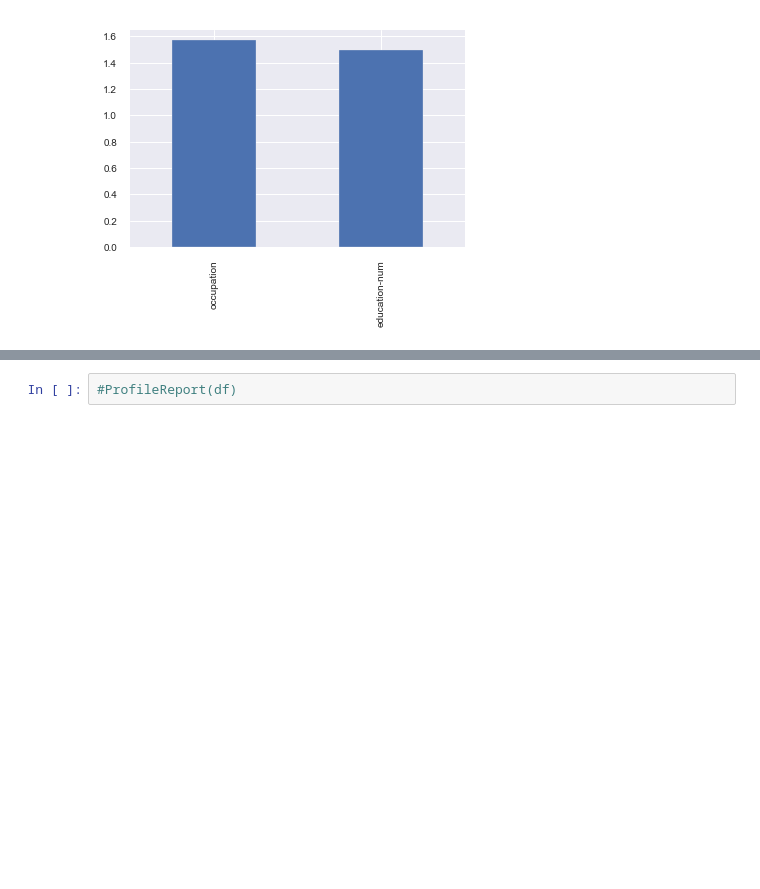
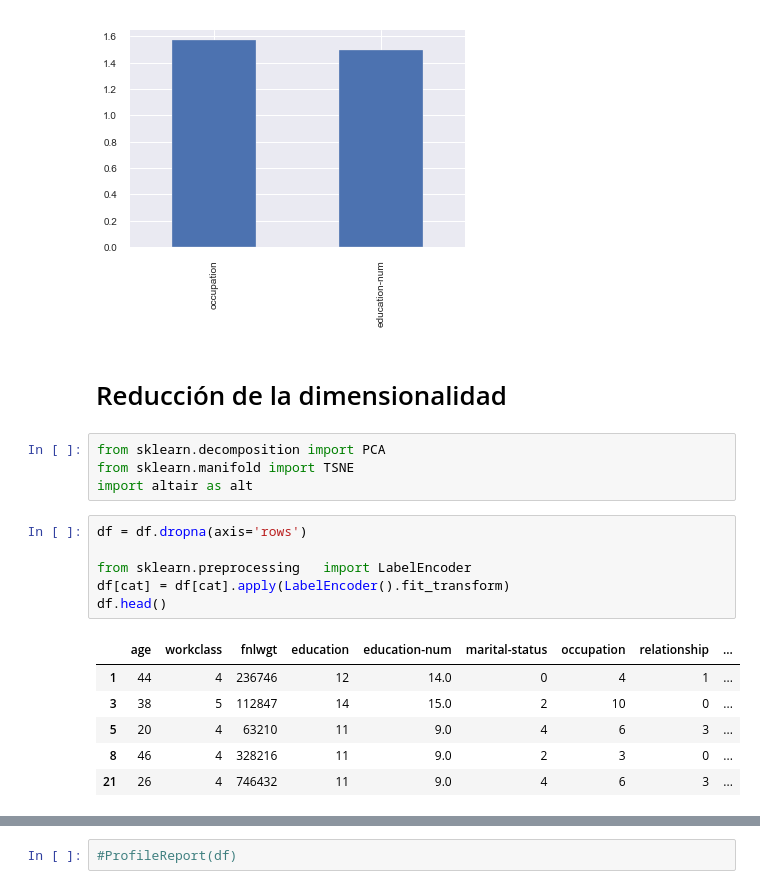
Before and after one commit to SaturdaysAI-Murcia/machine-learning, a Jupyter notebook: 2. Tabular data (clas)/2.1 EDA.ipynb, the cells around one changed output, grey strips where cells are left out. Cells and saved outputs as stored; diff of their text form; blank space fills up the shorter version.

```diff
--- a/2. Tabular data (clas)/2.1 EDA.ipynb
+++ b/2. Tabular data (clas)/2.1 EDA.ipynb
@@ -103,3 +103,22 @@ def plot_missings(df):
 plot_missings(df)
 # %% [output]
 [figure]
+# %% [markdown]
+# Reducción de la dimensionalidad
+# %%
+from sklearn.decomposition import PCA
+from sklearn.manifold import TSNE
+import altair as alt
+# %%
+df = df.dropna(axis='rows')
+
+from sklearn.preprocessing   import LabelEncoder
+df[cat] = df[cat].apply(LabelEncoder().fit_transform)
+df.head()
+# %% [output]
+|  | age | workclass | fnlwgt | education | education-num | marital-status | occupation | relationship | ... |
+| 1 | 44 | 4 | 236746 | 12 | 14.0 | 0 | 4 | 1 | ... |
+| 3 | 38 | 5 | 112847 | 14 | 15.0 | 2 | 10 | 0 | ... |
+| 5 | 20 | 4 | 63210 | 11 | 9.0 | 4 | 6 | 3 | ... |
+| 8 | 46 | 4 | 328216 | 11 | 9.0 | 2 | 3 | 0 | ... |
+| 21 | 26 | 4 | 746432 | 11 | 9.0 | 4 | 6 | 3 | ... |
```
Also changed, not shown: parts of 4 cells of this notebook.
